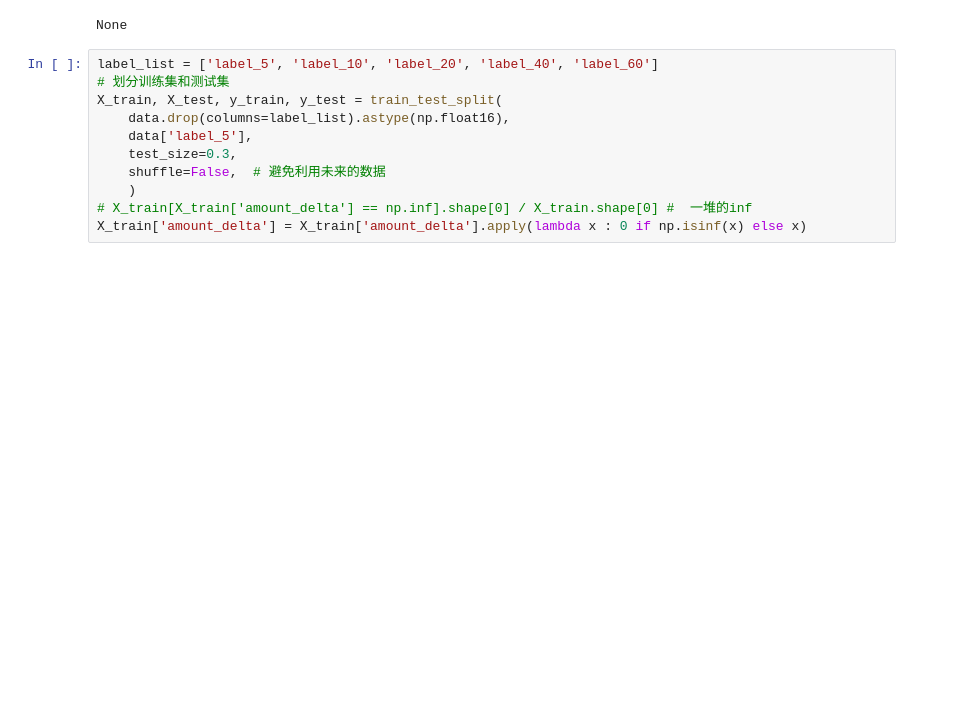
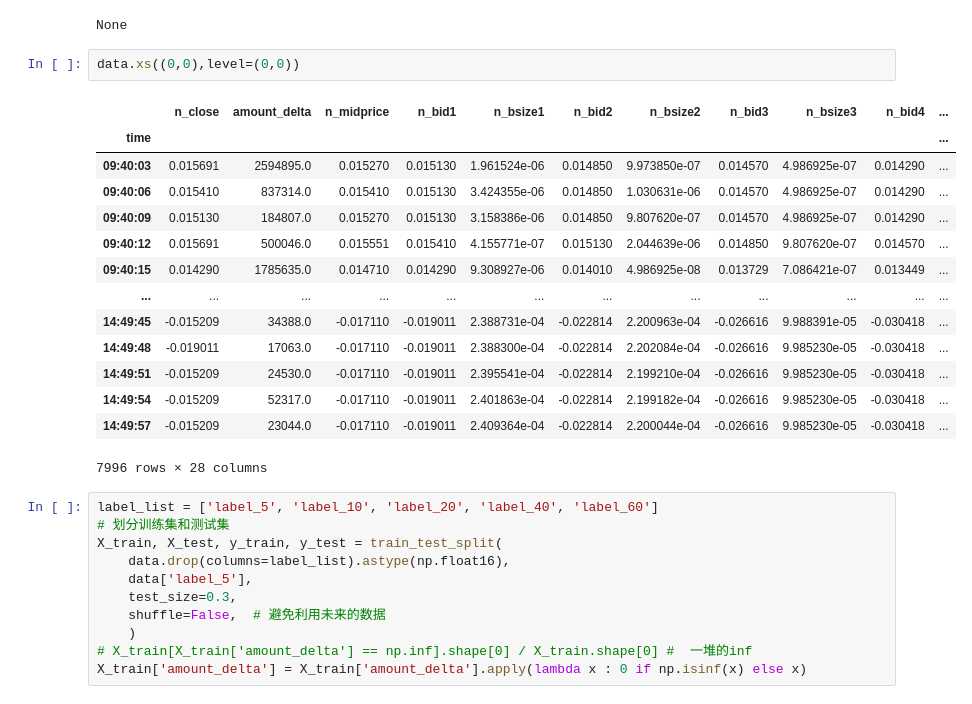
Before and after one commit to YuchenLiang00/AFT_modelling, a Jupyter notebook: model_filter.ipynb, the cells around one changed output. Drawn from its saved outputs; the diff is of its cells as text; blank space fills up the shorter version.

```diff
--- a/model_filter.ipynb
+++ b/model_filter.ipynb
@@ -51,6 +48,23 @@ Data columns (total 28 columns):
 dtypes: float64(23), int64(5)
 memory usage: 3.6+ MB
 None
+# %%
+data.xs((0,0),level=(0,0))
+# %% [output]
+|  | n_close | amount_delta | n_midprice | n_bid1 | n_bsize1 | n_bid2 | n_bsize2 | n_bid3 | n_bsize3 | n_bid4 | ... |
+| time |  |  |  |  |  |  |  |  |  |  | ... |
+| 09:40:03 | 0.015691 | 2594895.0 | 0.015270 | 0.015130 | 1.961524e-06 | 0.014850 | 9.973850e-07 | 0.014570 | 4.986925e-07 | 0.014290 | ... |
+| 09:40:06 | 0.015410 | 837314.0 | 0.015410 | 0.015130 | 3.424355e-06 | 0.014850 | 1.030631e-06 | 0.014570 | 4.986925e-07 | 0.014290 | ... |
+| 09:40:09 | 0.015130 | 184807.0 | 0.015270 | 0.015130 | 3.158386e-06 | 0.014850 | 9.807620e-07 | 0.014570 | 4.986925e-07 | 0.014290 | ... |
+| 09:40:12 | 0.015691 | 500046.0 | 0.015551 | 0.015410 | 4.155771e-07 | 0.015130 | 2.044639e-06 | 0.014850 | 9.807620e-07 | 0.014570 | ... |
+| 09:40:15 | 0.014290 | 1785635.0 | 0.014710 | 0.014290 | 9.308927e-06 | 0.014010 | 4.986925e-08 | 0.013729 | 7.086421e-07 | 0.013449 | ... |
+| ... | ... | ... | ... | ... | ... | ... | ... | ... | ... | ... | ... |
+| 14:49:45 | -0.015209 | 34388.0 | -0.017110 | -0.019011 | 2.388731e-04 | -0.022814 | 2.200963e-04 | -0.026616 | 9.988391e-05 | -0.030418 | ... |
+| 14:49:48 | -0.019011 | 17063.0 | -0.017110 | -0.019011 | 2.388300e-04 | -0.022814 | 2.202084e-04 | -0.026616 | 9.985230e-05 | -0.030418 | ... |
+| 14:49:51 | -0.015209 | 24530.0 | -0.017110 | -0.019011 | 2.395541e-04 | -0.022814 | 2.199210e-04 | -0.026616 | 9.985230e-05 | -0.030418 | ... |
+| 14:49:54 | -0.015209 | 52317.0 | -0.017110 | -0.019011 | 2.401863e-04 | -0.022814 | 2.199182e-04 | -0.026616 | 9.985230e-05 | -0.030418 | ... |
+| 14:49:57 | -0.015209 | 23044.0 | -0.017110 | -0.019011 | 2.409364e-04 | -0.022814 | 2.200044e-04 | -0.026616 | 9.985230e-05 | -0.030418 | ... |
+7996 rows × 28 columns
 # %%
 label_list = ['label_5', 'label_10', 'label_20', 'label_40', 'label_60']
 # 划分训练集和测试集
```
Also changed, not shown: parts of 5 cells of this notebook, 8 other files.
